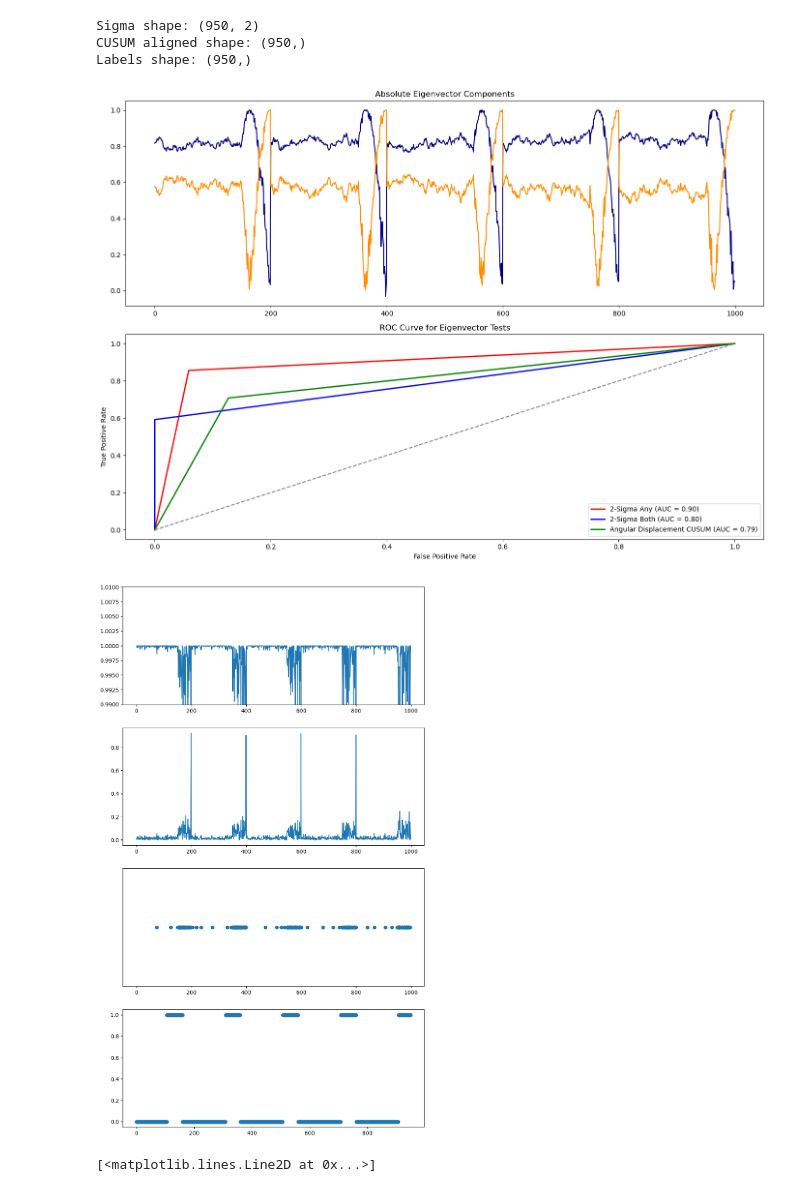
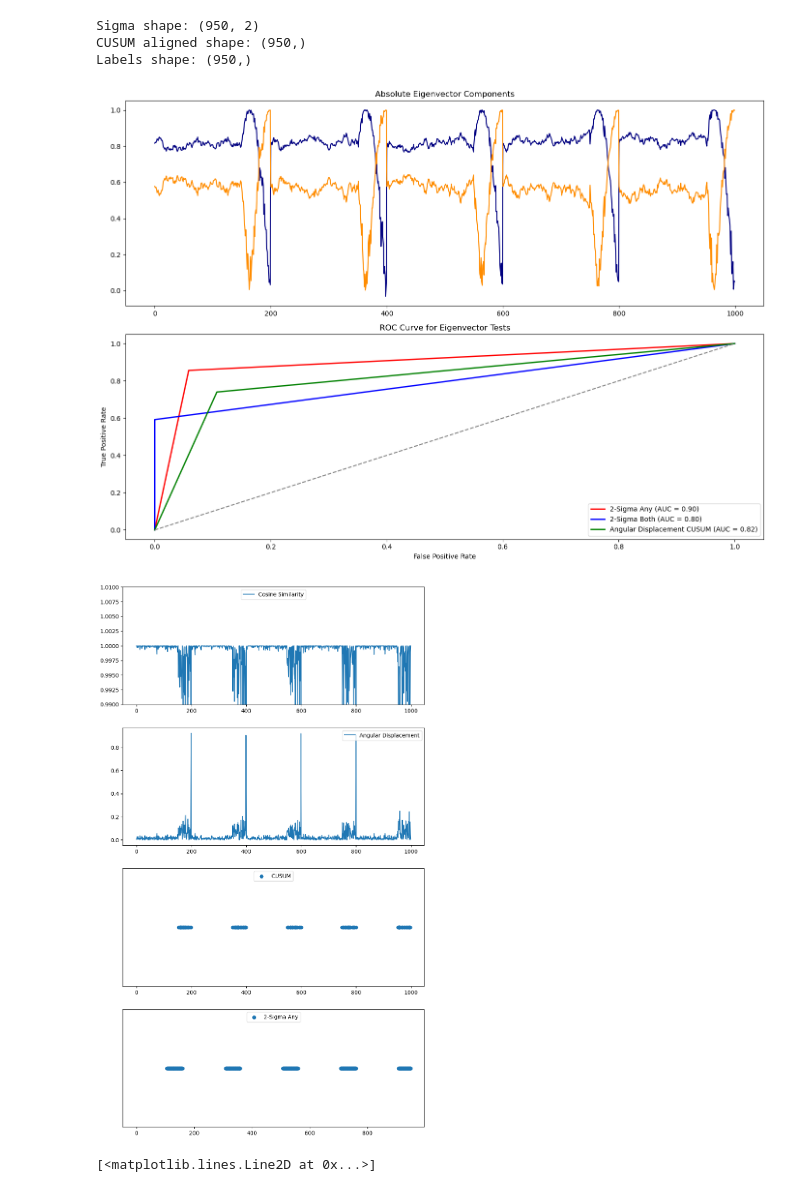
Before and after one commit to joshlooks/covariance-matrix, a Jupyter notebook: stats_roc_final.ipynb, the cells around one changed output. Cells and saved outputs as stored; diff of their text form; code cells hidden in the pictures.

Commit message:
update and adding CUSUM

```diff
--- a/stats_roc_final.ipynb
+++ b/stats_roc_final.ipynb
@@ -45,12 +45,12 @@ def generate_2d_eigenvector_ts(n_periods=1000, segment_length_1=150, segment_len
     vecs = np.vstack(vecs)
     return vecs, change_points[:-1]
 
-def cusum(data, threshold=3, drift=0, noise_std=0.01):
+def cusum(data, threshold=0.01, drift=0, noise_std=0.005):
     pos_cusum = np.zeros(len(data))
     signal_indices = np.zeros(len(data))
     for i in range(1, len(data)):
         pos_cusum[i] = max(0, pos_cusum[i-1] + data[i] - drift-noise_std)
-        if pos_cusum[i] > threshold * noise_std:
+        if pos_cusum[i] > threshold:
             pos_cusum[i] = 0  # Reset after signal
             signal_indices[i] = 1
     return signal_indices
@@ -75,9 +75,9 @@ def angle_displacement(ts):
         dot_product = np.dot(ts[i-1], ts[i])
         norm_product = np.linalg.norm(ts[i-1]) * np.linalg.norm(ts[i])
         cos_sim = dot_product / norm_product
-        angle = np.arccos(np.clip(cos_sim, -1.0, 1.0))
+        angle = np.arccos(np.abs(cos_sim))
+        # angle = np.arccos(np.clip(cos_sim, -1.0, 1.0))
         angle_displacements.append(angle)
-
     return np.array(angle_displacements)
 
 # Test statistics
@@ -152,7 +152,7 @@ ts, change_points = generate_2d_eigenvector_ts()
 # 1. Calculate raw metrics
 sigma = rolling_tests(ts, window=window)  # Length: N - window
 ang = angle_displacement(ts)              # Length: N - 1
-sig_full = cusum(ang, noise_std=0.01)    # Length: N - 1
+sig_full = cusum(ang, noise_std=0.02)    # Length: N - 1
 
 # 2. Align arrays to the 'valid' period (starting at t = window)
 # Sigma is already length (N - window), so we leave it.
@@ -186,5 +186,5 @@ plot_full_roc_and_series(ts, true_labels, results_dict, window=window)
 Sigma shape: (950, 2)
 CUSUM aligned shape: (950,)
 Labels shape: (950,)
-[figure, old version]
+[figure, new version]
 # %%
@@ -202,15 +200,21 @@ sig = cusum(angle_displacement(ts),noise_std = 0.015)
 # %%
 fig, axs = plt.subplots(nrows = 4, figsize=(10,18))
-axs[0].plot(cos)
+axs[0].plot(cossine_sim(ts),label='Cosine Similarity')
+axs[0].legend(loc = 'upper center')
 axs[0].set_ylim(0.99,1.01)
-axs[1].plot(angle_displacement(ts))
-axs[2].scatter(np.arange(len(sig)),sig)
+axs[1].plot(angle_displacement(ts),label='Angular Displacement')
+axs[1].legend(loc = 'upper right')
+axs[2].scatter(np.arange(len(sig_full)),sig_full, label='CUSUM')
+axs[2].legend(loc = 'upper center')
 axs[2].set_ylim(0.9,1.1)
 axs[2].set_yticks([])
-axs[3].scatter(np.arange(len(sigma)),sigma.any(axis=1).astype(int))
+axs[3].scatter(np.arange(len(sigma)),sigma.any(axis=1).astype(int), label='2-Sigma Any')
+axs[3].legend(loc = 'upper center')
+axs[3].set_ylim(0.9,1.1)
+axs[3].set_yticks([])
 plt.show()
 # %% [output]
-[figure, old version]
+[figure, new version]
 # %%
 plt.plot(ema_zscore(cos))
 # %% [output]
```
Also changed, not shown: parts of 2 cells of this notebook, 42 other files.
